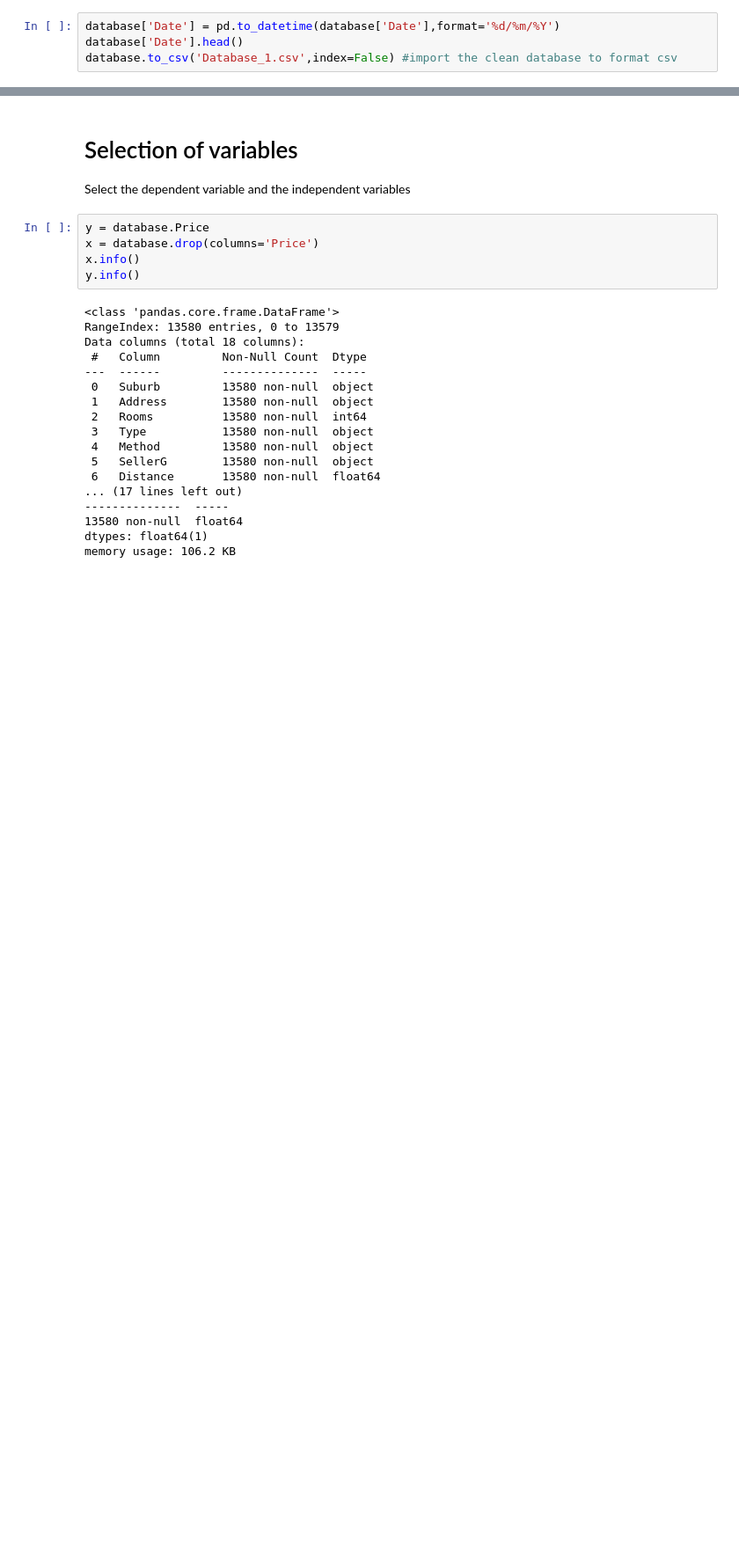
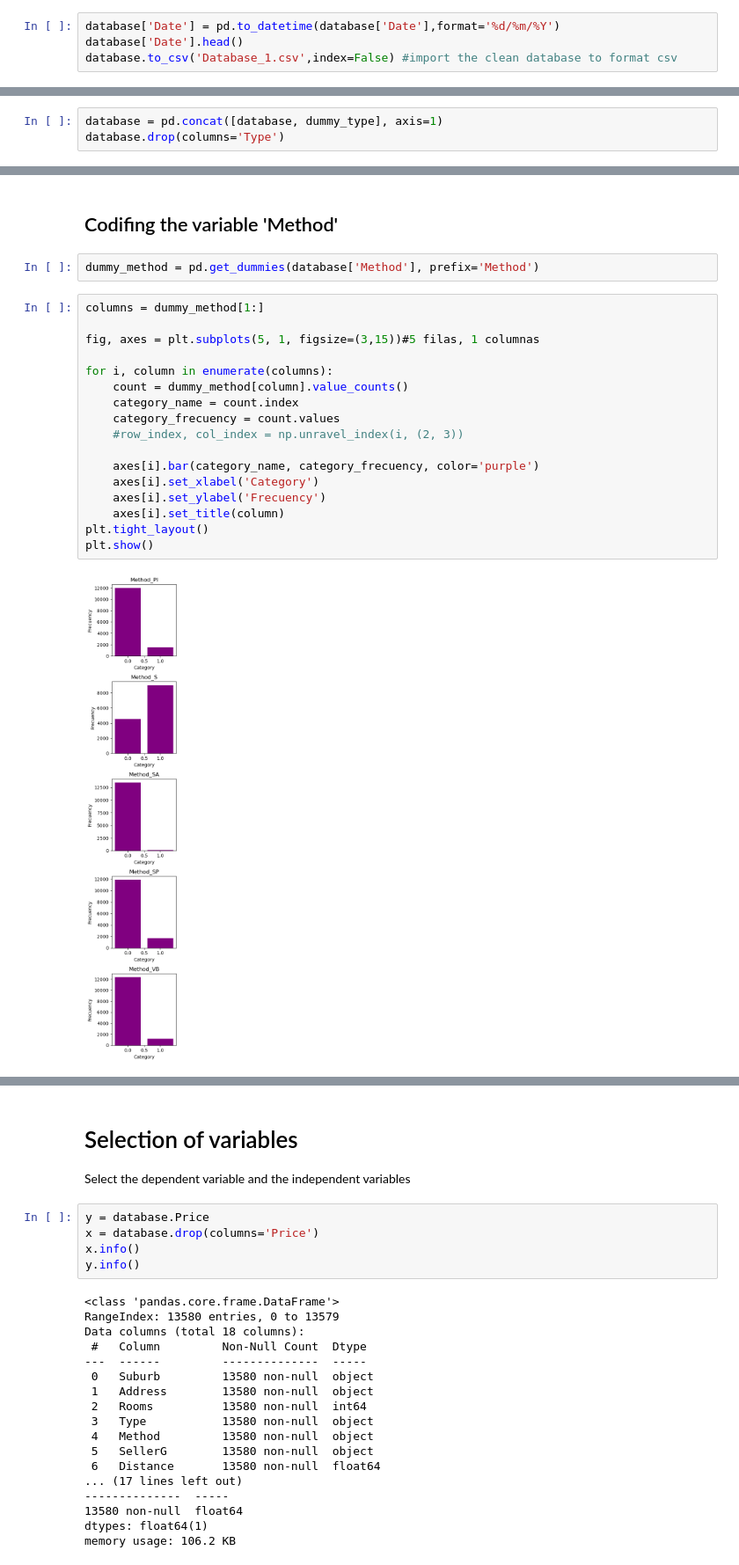
Before and after one commit to jadercaro/Predict-Melbourne-prices-houses, a Jupyter notebook: predictions_Melbourne_prices_houses.ipynb, the cells around one changed output, grey strips where cells are left out. Shown at 88% size. Saved outputs shown, nothing was run; the diff lists cells and outputs as text; blank space fills up the shorter version.

```diff
--- a/predictions_Melbourne_prices_houses.ipynb
+++ b/predictions_Melbourne_prices_houses.ipynb
@@ -186,0 +258,3 @@ memory usage: 2.0+ MB
+# %%
+database = pd.concat([database, dummy_type], axis=1)
+database.drop(columns='Type')
@@ -186,0 +275,23 @@ memory usage: 2.0+ MB
+# %% [markdown]
+## Codifing the variable 'Method'
+# %%
+dummy_method = pd.get_dummies(database['Method'], prefix='Method')
+# %%
+columns = dummy_method[1:]
+
+fig, axes = plt.subplots(5, 1, figsize=(3,15))#5 filas, 1 columnas
+
+for i, column in enumerate(columns):
+    count = dummy_method[column].value_counts()
+    category_name = count.index
+    category_frecuency = count.values
+    #row_index, col_index = np.unravel_index(i, (2, 3))
+
+    axes[i].bar(category_name, category_frecuency, color='purple')
+    axes[i].set_xlabel('Category')
+    axes[i].set_ylabel('Frecuency')
+    axes[i].set_title(column)
+plt.tight_layout()
+plt.show()
+# %% [output]
+[figure, added]
```
Also changed, not shown: parts of 24 cells of this notebook.
